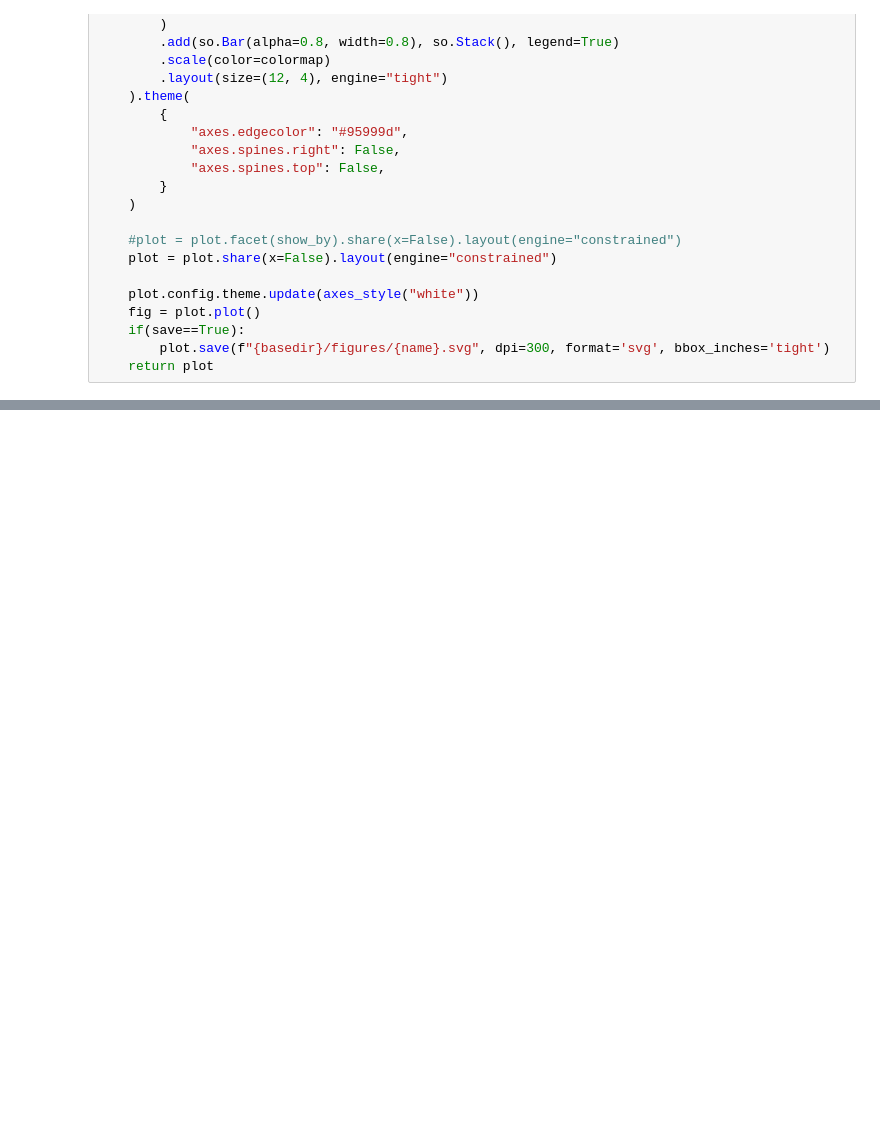
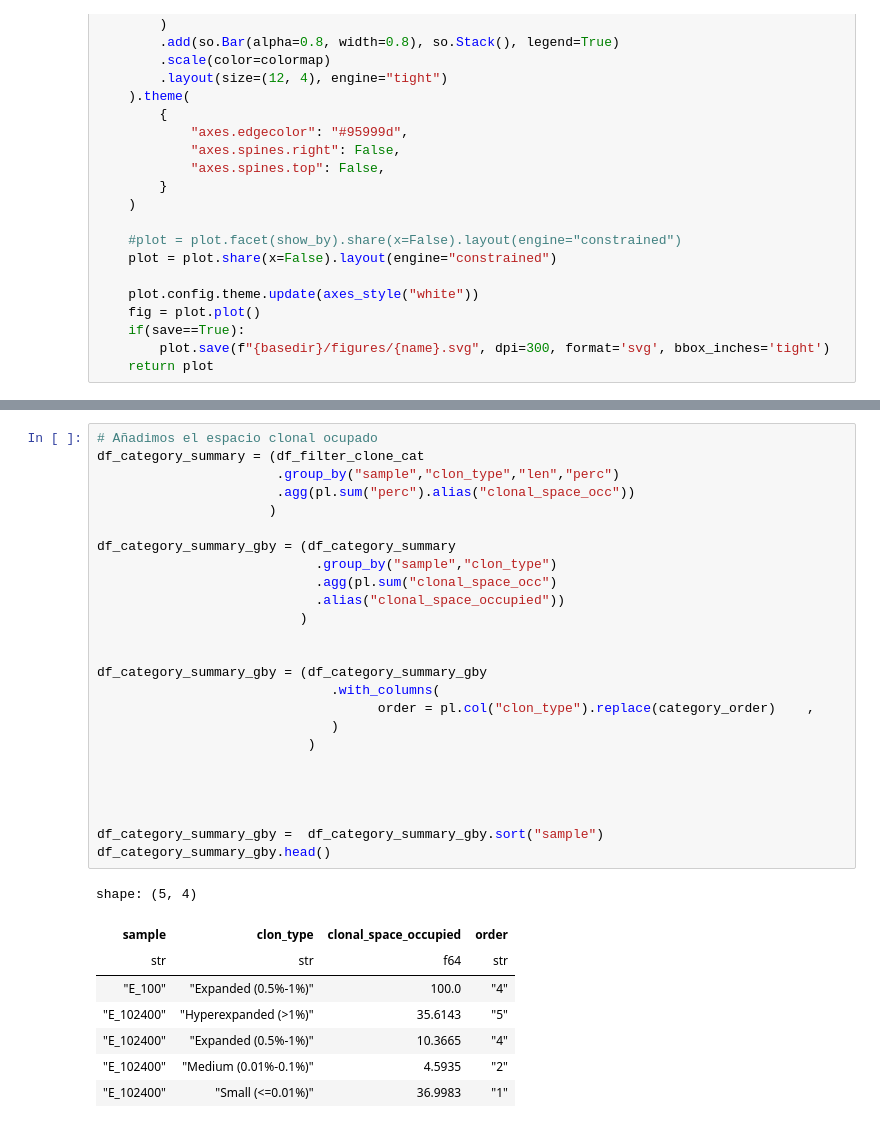
Before and after one commit to sofiacardenase/tesisbioinf-sofia, a Jupyter notebook: notebooks/7-.ipynb, the cells around one changed output, grey strips where cells are left out. Cells and saved outputs as stored; diff of their text form; blank space fills up the shorter version.

```diff
--- a/notebooks/7-.ipynb
+++ b/notebooks/7-.ipynb
@@ -131,0 +259,34 @@ basedir = "/Users/catg/Desktop/SOFIAC/Gitsofia/tesisbioinf-sofia/data/output"
+# %%
+# Añadimos el espacio clonal ocupado
+df_category_summary = (df_filter_clone_cat
+                       .group_by("sample","clon_type","len","perc")
+                       .agg(pl.sum("perc").alias("clonal_space_occ"))
+                      )
+
+df_category_summary_gby = (df_category_summary
+                            .group_by("sample","clon_type")
+                            .agg(pl.sum("clonal_space_occ")
+                            .alias("clonal_space_occupied"))
+                          )
+
+
+df_category_summary_gby = (df_category_summary_gby
+                              .with_columns(
+                                    order = pl.col("clon_type").replace(category_order)    ,
+                              )
+                           )
+
+
+
+
+df_category_summary_gby =  df_category_summary_gby.sort("sample")
+df_category_summary_gby.head()
+# %% [output]
+shape: (5, 4)
+| sample | clon_type | clonal_space_occupied | order |
+| str | str | f64 | str |
+| "E_100" | "Expanded (0.5%-1%)" | 100.0 | "4" |
+| "E_102400" | "Hyperexpanded (>1%)" | 35.6143 | "5" |
+| "E_102400" | "Expanded (0.5%-1%)" | 10.3665 | "4" |
+| "E_102400" | "Medium (0.01%-0.1%)" | 4.5935 | "2" |
+| "E_102400" | "Small (<=0.01%)" | 36.9983 | "1" |
```
Also changed, not shown: parts of 8 cells of this notebook, 19 other files.
